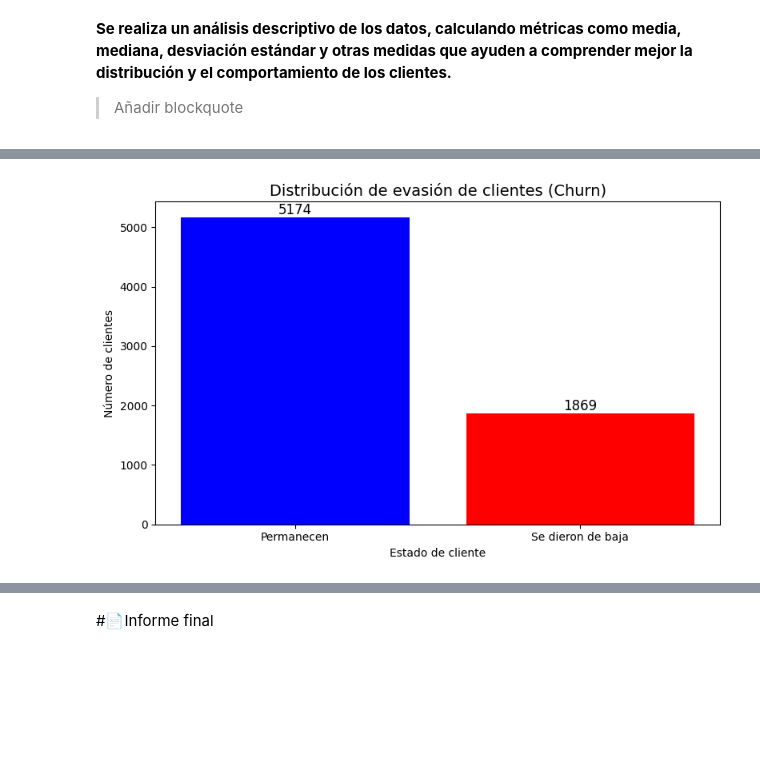
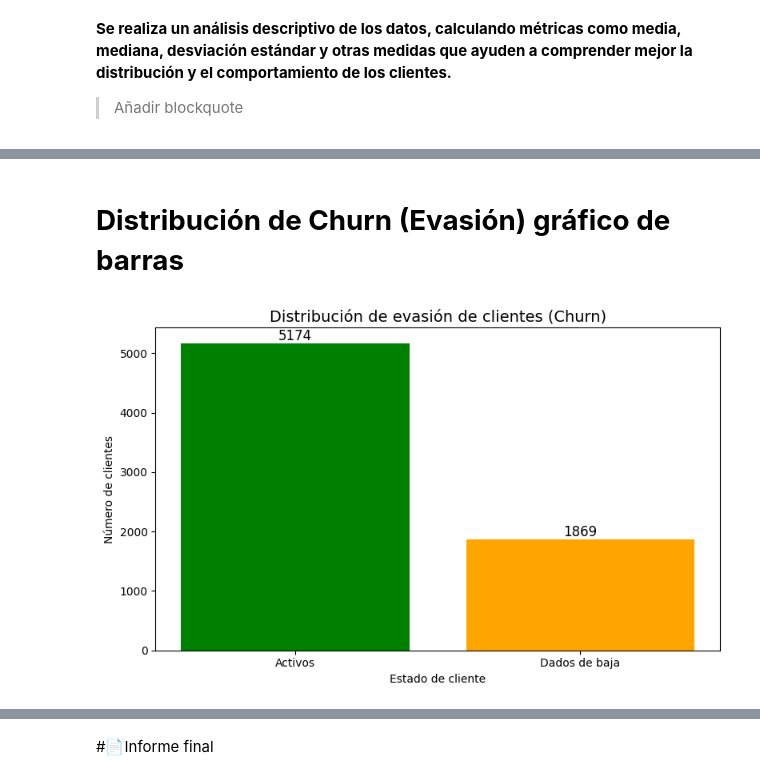
Before and after one commit to jorgevillegazz/Challange-Telecom-X, a Jupyter notebook: TelecomX_LATAM_de_George.ipynb, the cells around one changed output, grey strips where cells are left out. Cells and saved outputs as stored; diff of their text form; code cells hidden in the pictures; blank space fills up the shorter version.

Commit message:
Distribucion de Evacion con churn

```diff
--- a/TelecomX_LATAM_de_George.ipynb
+++ b/TelecomX_LATAM_de_George.ipynb
@@ -624,20 +679,22 @@ Cuentas_Diarias      2.99     3.96
+# %% [markdown]
+# **Distribución de Churn (Evasión) gráfico de barras**
 # %%
-# Conteo de churn (0: se queda, 1: se va)
+# Conteo de churn (0: Activo, 1: Inactivo)
 conteo_churn = df_normalizado['Churn'].value_counts().sort_index()
 
 # Etiquetas personalizadas
-etiquetas = ['Permanecen', 'Se dieron de baja']
-colores = ['blue', 'red']  # Verde y rosado suave
+etiquetas = ['Activos', 'Dados de baja']
+colores = ['green', 'orange']  # Verde y naranja
 
 # Gráfico de barras
 plt.figure(figsize=(8, 5))
 plt.bar(etiquetas, conteo_churn, color=colores)
 plt.title('Distribución de evasión de clientes (Churn)', fontsize=14)
 plt.ylabel('Número de clientes')
 plt.xlabel('Estado de cliente')
 for i, valor in enumerate(conteo_churn):
     plt.text(i, valor + 50, str(valor), ha='center', fontsize=12)
 plt.tight_layout()
 plt.show()
 # %% [output]
-[figure, old version]
+[figure, new version]
```
Also changed, not shown: parts of 22 cells of this notebook.
